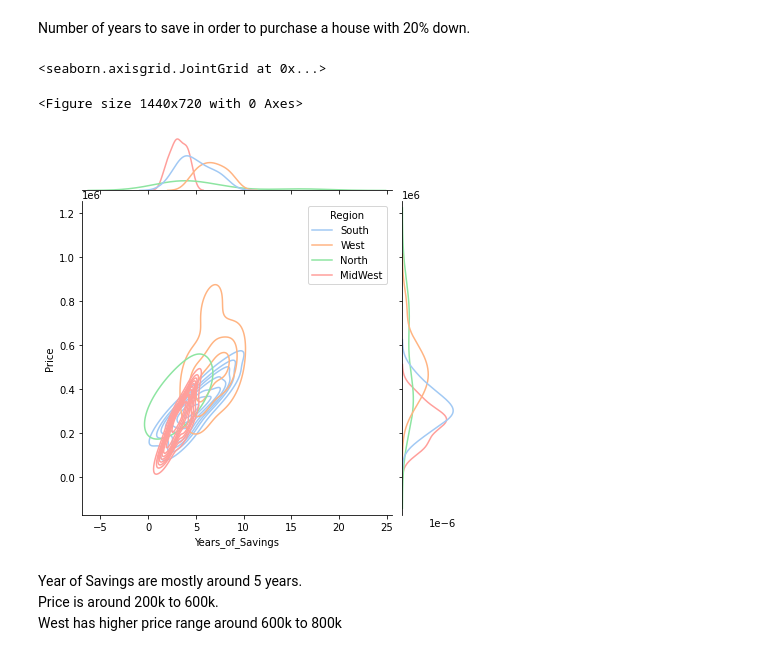
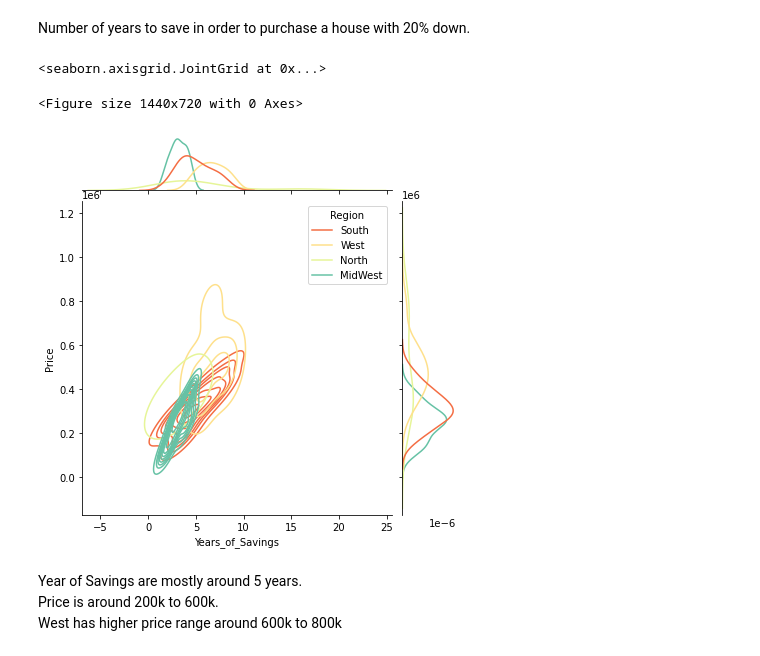
Before and after one commit to StockJanitor/CIS41_Project, a Jupyter notebook: CIS41_Project.ipynb, the cells around one changed output. Drawn from its saved outputs; the diff is of its cells as text; code cells hidden in the pictures.

```diff
--- a/CIS41_Project.ipynb
+++ b/CIS41_Project.ipynb
@@ -1195,11 +1195,11 @@ Number of years to save in order to purchase a house with 20% down.
 # %%
 # sns.jointplot(data=state_df,x='Years_of_Savings',y='Price',size='Population')
 plt.figure(figsize=(20,10))
-sns.jointplot(data=state_df,y='Price',x='Years_of_Savings', hue='Region', kind='kde', palette='pastel')
+sns.jointplot(data=state_df,y='Price',x='Years_of_Savings', hue='Region', kind='kde', palette='Spectral')
 # %% [output]
 <seaborn.axisgrid.JointGrid at 0x...>
 <Figure size 1440x720 with 0 Axes>
-[figure, old version]
+[figure, new version]
 # %% [markdown]
 Year of Savings are mostly around 5 years. <br>
 Price is around 200k to 600k.<br>
```
